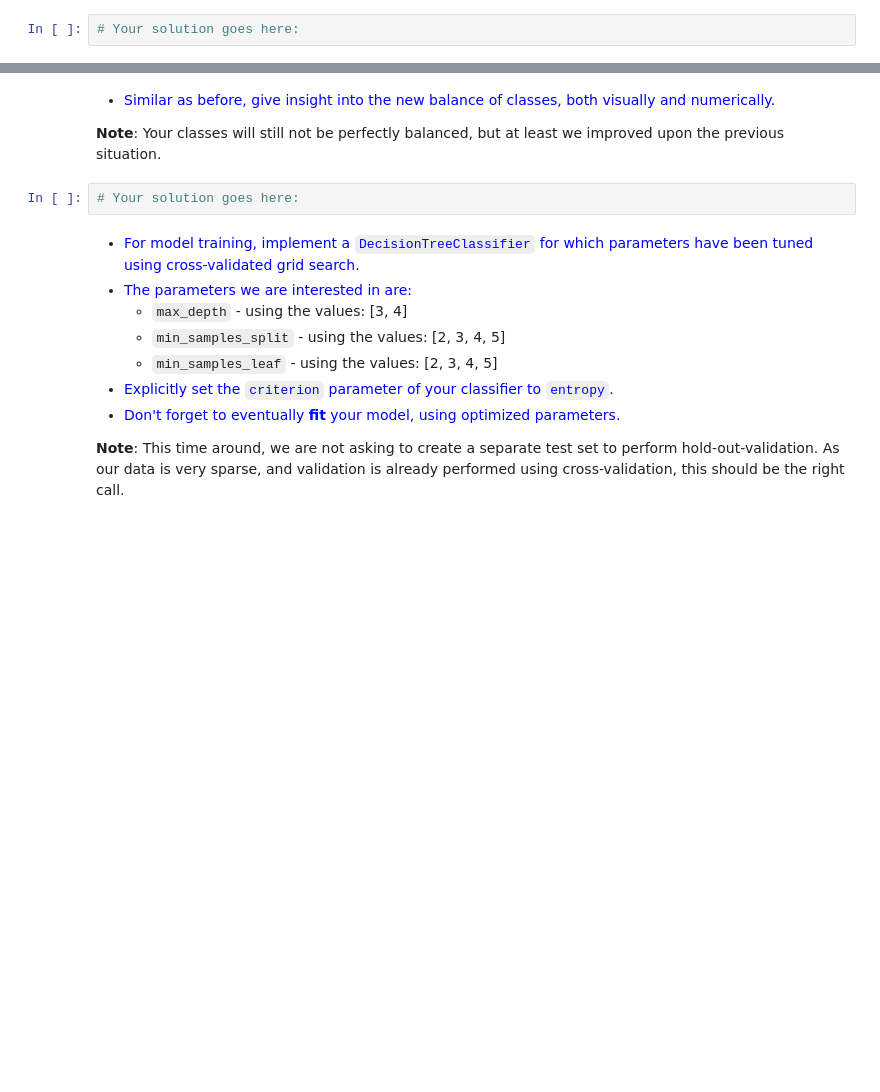
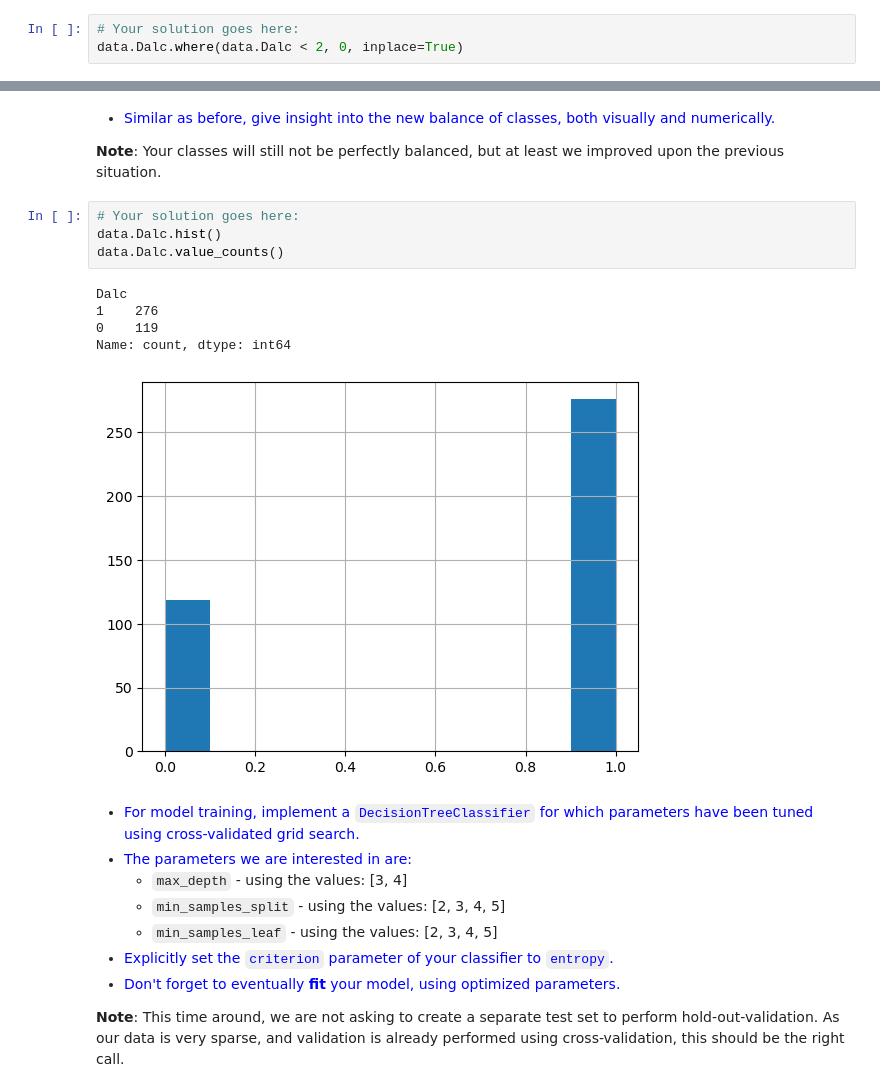
Before and after one commit to osama-alk/DeepLearningInMachineVis-Exercises, a Jupyter notebook: Machine Learning 101/03d_ML_101_P2_Ex.ipynb, the cells around one changed output, grey strips where cells are left out. Cells and saved outputs as stored; diff of their text form; blank space fills up the shorter version.

```diff
--- a/Machine Learning 101/03d_ML_101_P2_Ex.ipynb
+++ b/Machine Learning 101/03d_ML_101_P2_Ex.ipynb
@@ -42,3 +119,4 @@ One approach that could potentially work for our data is to reduce the number of
 * <div style="color:blue">Replace all entries in the <code>Dalc</code> column that are larger than <b>1</b> with the new <code>0</code> class.</div>
 # %%
 # Your solution goes here:
+data.Dalc.where(data.Dalc < 2, 0, inplace=True)
@@ -48,6 +133,14 @@ One approach that could potentially work for our data is to reduce the number of
 **Note**: Your classes will still not be perfectly balanced, but at least we improved upon the previous situation.
 # %%
 # Your solution goes here:
+data.Dalc.hist()
+data.Dalc.value_counts()
+# %% [output]
+Dalc
+1    276
+0    119
+Name: count, dtype: int64
+[figure, added]
 # %% [markdown]
 * <div style="color:blue">For model training, implement a <code>DecisionTreeClassifier</code> for which parameters have been tuned using cross-validated grid search.</div>
 * <div style="color:blue">The parameters we are interested in are:</div>
```
Also changed, not shown: parts of 20 cells of this notebook, 1 other file.
